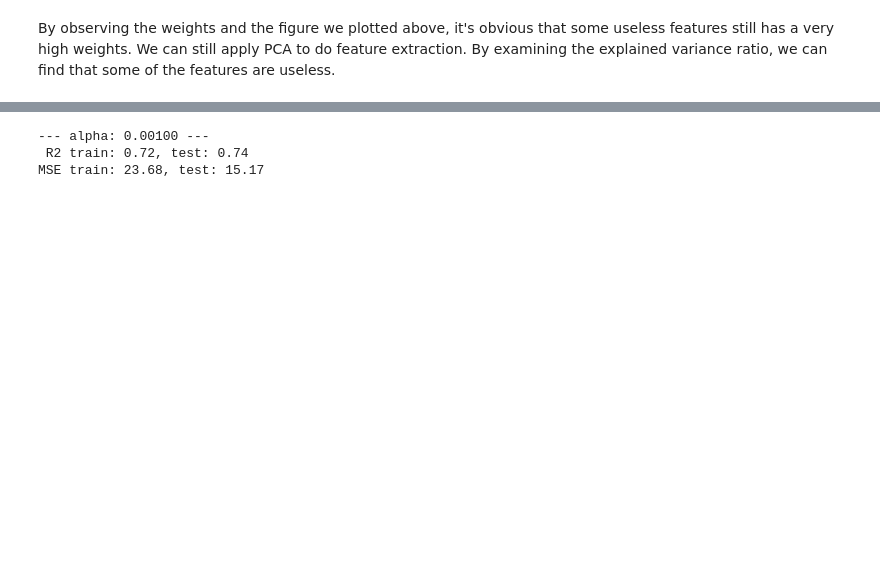
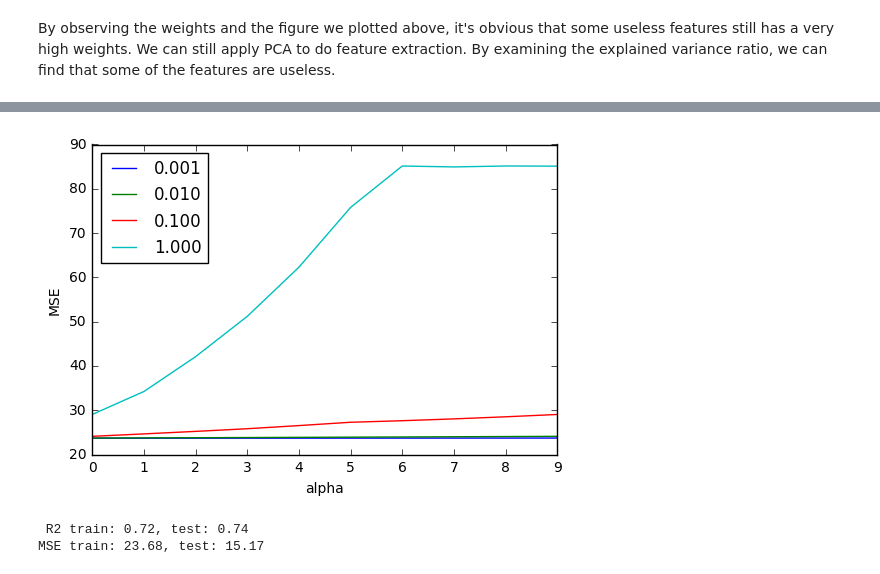
Before and after one commit to LemonATsu/iPynb-Lasso-Regressor, a Jupyter notebook: Lab05_102062207.ipynb, the cells around one changed output, grey strips where cells are left out. Cells and saved outputs as stored; diff of their text form; code cells hidden in the pictures; blank space fills up the shorter version.

```diff
--- a/Lab05_102062207.ipynb
+++ b/Lab05_102062207.ipynb
@@ -207,23 +229,35 @@ Finished searching alpha
+# %%
+a = 0.001
+for l in mse_lists:
+    a_alpha = "%.3f" % a
+    plt.plot(range(0,10), l, label=a_alpha)
+    a *= 10
+
+plt.ylabel('MSE')
+plt.xlabel('alpha')
+plt.legend(loc='best')
+plt.savefig('./output/fig-alpha-plot-mse', dpi=300)
+plt.show()
+# %% [output]
+[figure, added]
 # %%
-
-sorted_cand = sorted(candidates, key=lambda x : x['mse'])
-sorted_cand = sorted(sorted_cand, key=lambda x : x['r2'])[::-1]
-sorted_cand = sorted_cand[0:10]
-
 X_test = np.loadtxt('X_test.csv', delimiter=',')
 y_test = np.loadtxt('y_test.csv', delimiter=',')
+
 X_test = sc_x.transform(X_test)
 
-for c in sorted_cand:
-    y_test_pred = c['model'].predict(X_test)
+llr = LassoRegressor(alpha=0.001, n_iter=max_iter)
+llr = llr.fit(X_train, y_train)
+y_train_pred = llr.predict(X_train)
+y_test_pred = llr.predict(X_test)
 
-    r2_test = r2_score(y_test, y_test_pred)
-    mse_test = mean_squared_error(y_test, y_test_pred)
+r2_train = r2_score(y_train, y_train_pred)
+mse_train = mean_squared_error(y_train, y_train_pred)
+r2_test = r2_score(y_test, y_test_pred)
+mse_test = mean_squared_error(y_test, y_test_pred)
 
-    print("--- alpha: %.5f ---" %(c['alpha']))
-    print(" R2 train: %.2f, test: %.2f" %(c['r2'], r2_test))
-    print("MSE train: %.2f, test: %.2f" %(c['mse'], mse_test))
+print(" R2 train: %.2f, test: %.2f" %(r2_train, r2_test))
+print("MSE train: %.2f, test: %.2f" %(mse_train, mse_test))
 # %% [output]
---- alpha: 0.00100 ---
  R2 train: 0.72, test: 0.74
 MSE train: 23.68, test: 15.17
```
Also changed, not shown: parts of 9 cells of this notebook.
